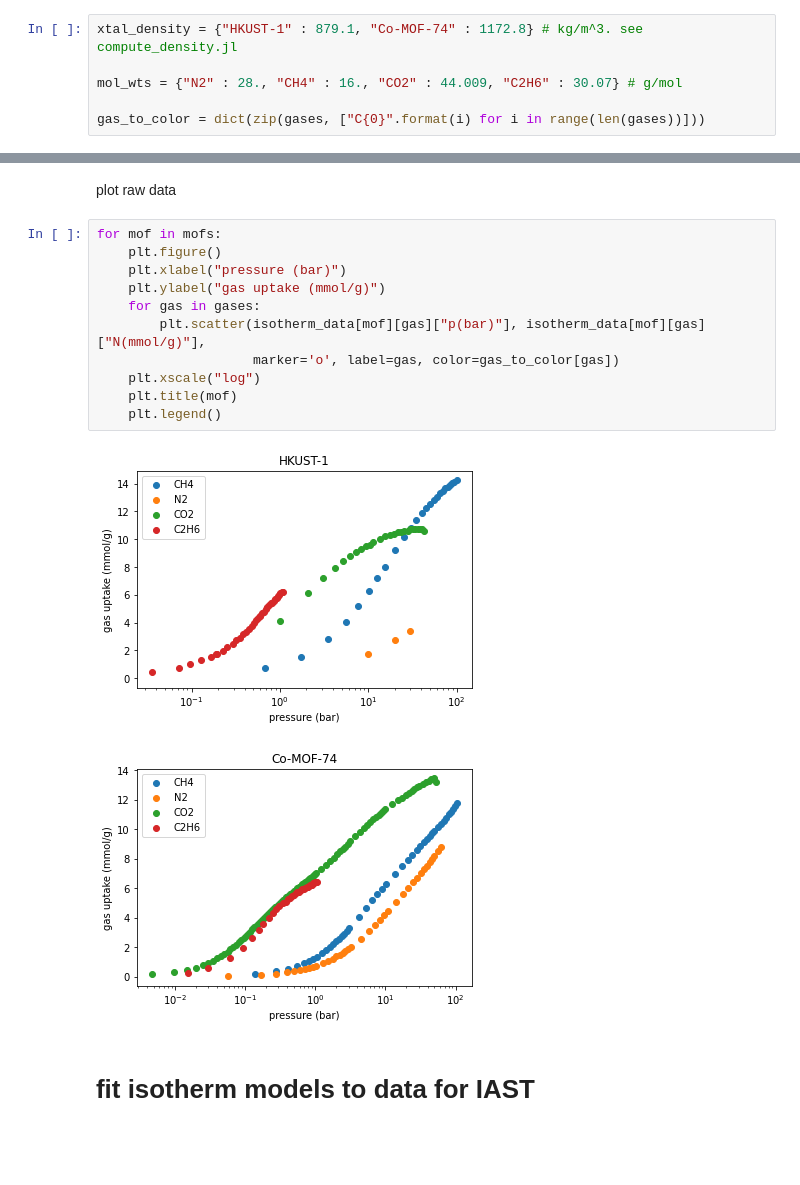
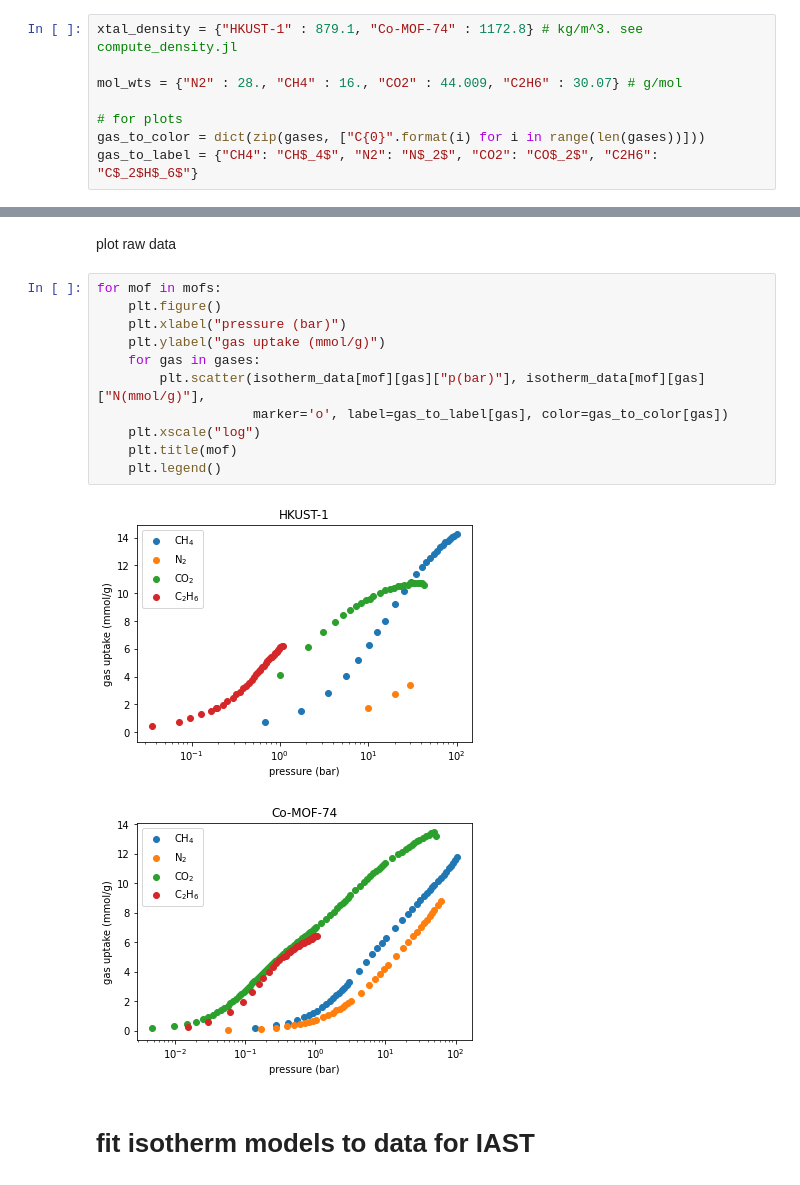
Before and after one commit to SimonEnsemble/unresponsive_directions_in_sensors, a Jupyter notebook: IAST.ipynb, the cells around one changed output, grey strips where cells are left out. Drawn from its saved outputs; the diff is of its cells as text; blank space fills up the shorter version.

```diff
--- a/IAST.ipynb
+++ b/IAST.ipynb
@@ -23,7 +24,9 @@ xtal_density = {"HKUST-1" : 879.1, "Co-MOF-74" : 1172.8} # kg/m^3. see compute_d
 
 mol_wts = {"N2" : 28., "CH4" : 16., "CO2" : 44.009, "C2H6" : 30.07} # g/mol
 
+# for plots
 gas_to_color = dict(zip(gases, ["C{0}".format(i) for i in range(len(gases))]))
+gas_to_label = {"CH4": "CH$_4$", "N2": "N$_2$", "CO2": "CO$_2$", "C2H6": "C$_2$H$_6$"}
 # %% [markdown]
 read in `.csv` files containing experimental adsorption data from the literature. see the header of the `.csv` for the data source.
 # %%
@@ -105,17 +90,17 @@ plot raw data
 # %%
 for mof in mofs:
     plt.figure()
     plt.xlabel("pressure (bar)")
     plt.ylabel("gas uptake (mmol/g)")
     for gas in gases:
         plt.scatter(isotherm_data[mof][gas]["p(bar)"], isotherm_data[mof][gas]["N(mmol/g)"],
-                    marker='o', label=gas, color=gas_to_color[gas])
+                    marker='o', label=gas_to_label[gas], color=gas_to_color[gas])
     plt.xscale("log")
     plt.title(mof)
     plt.legend()
 # %% [output]
-[figure, old version]
+[figure, new version]
-[figure, old version]
+[figure, new version]
 # %% [markdown]
 # fit isotherm models to data for IAST
 # %%
```
Also changed, not shown: parts of 17 cells of this notebook.
